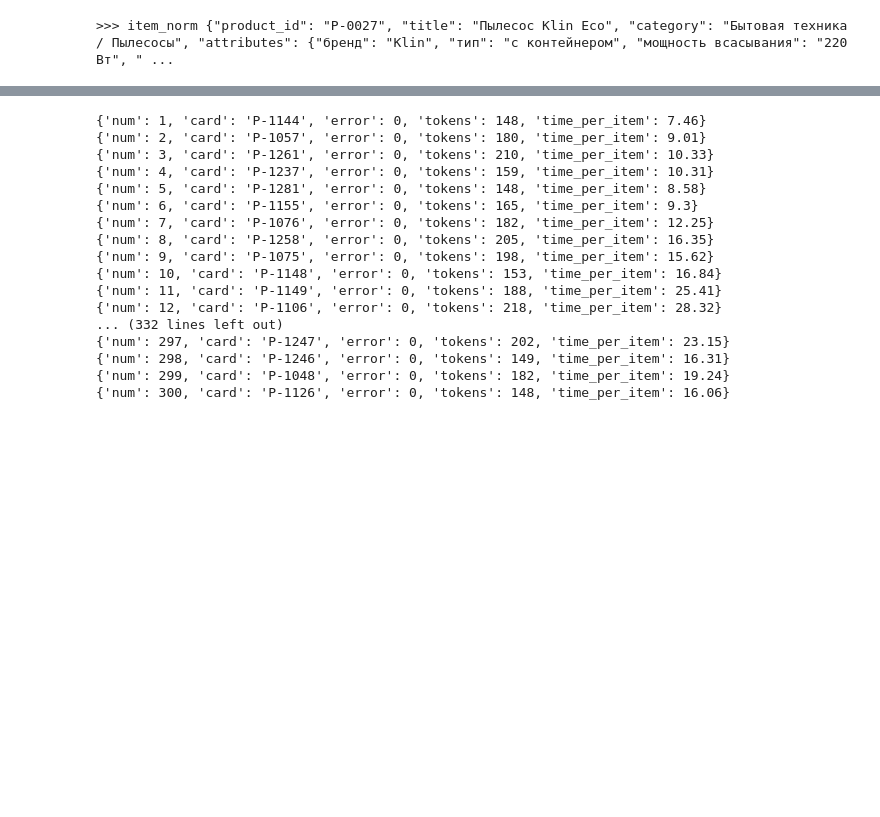
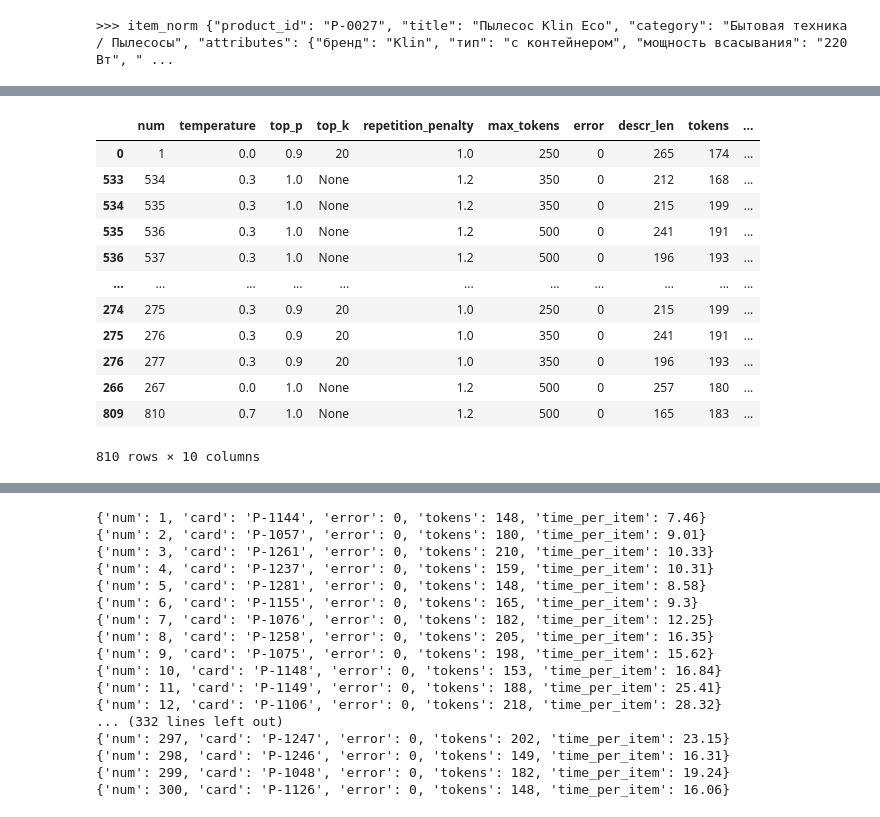
Before and after one commit to germanx/yai_01, a Jupyter notebook: 02_context_01.ipynb, the cells around one changed output, grey strips where cells are left out. Cells and saved outputs as stored; diff of their text form; code cells hidden in the pictures; blank space fills up the shorter version.

```diff
--- a/02_context_01.ipynb
+++ b/02_context_01.ipynb
@@ -505,0 +506,17 @@ df_sorted
+# %%
+df_err = df.sort_values(by='error')
+df_err
+# %% [output]
+|  | num | temperature | top_p | top_k | repetition_penalty | max_tokens | error | descr_len | tokens | ... |
+| 0 | 1 | 0.0 | 0.9 | 20 | 1.0 | 250 | 0 | 265 | 174 | ... |
+| 533 | 534 | 0.3 | 1.0 | None | 1.2 | 350 | 0 | 212 | 168 | ... |
+| 534 | 535 | 0.3 | 1.0 | None | 1.2 | 350 | 0 | 215 | 199 | ... |
+| 535 | 536 | 0.3 | 1.0 | None | 1.2 | 500 | 0 | 241 | 191 | ... |
+| 536 | 537 | 0.3 | 1.0 | None | 1.2 | 500 | 0 | 196 | 193 | ... |
+| ... | ... | ... | ... | ... | ... | ... | ... | ... | ... | ... |
+| 274 | 275 | 0.3 | 0.9 | 20 | 1.0 | 250 | 0 | 215 | 199 | ... |
+| 275 | 276 | 0.3 | 0.9 | 20 | 1.0 | 350 | 0 | 241 | 191 | ... |
+| 276 | 277 | 0.3 | 0.9 | 20 | 1.0 | 350 | 0 | 196 | 193 | ... |
+| 266 | 267 | 0.0 | 1.0 | None | 1.2 | 500 | 0 | 257 | 180 | ... |
+| 809 | 810 | 0.7 | 1.0 | None | 1.2 | 500 | 0 | 165 | 183 | ... |
+810 rows × 10 columns
```
Also changed, not shown: parts of 6 cells of this notebook, 4 other files.
